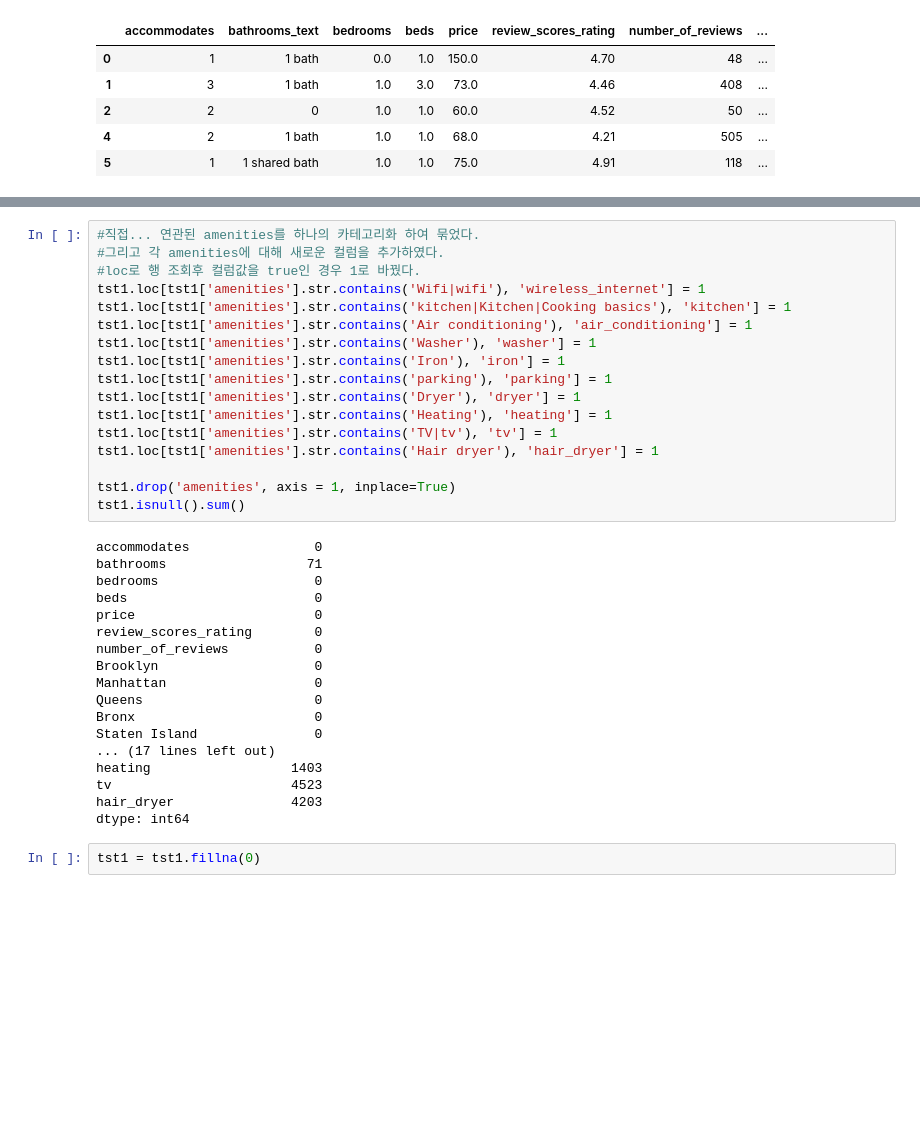
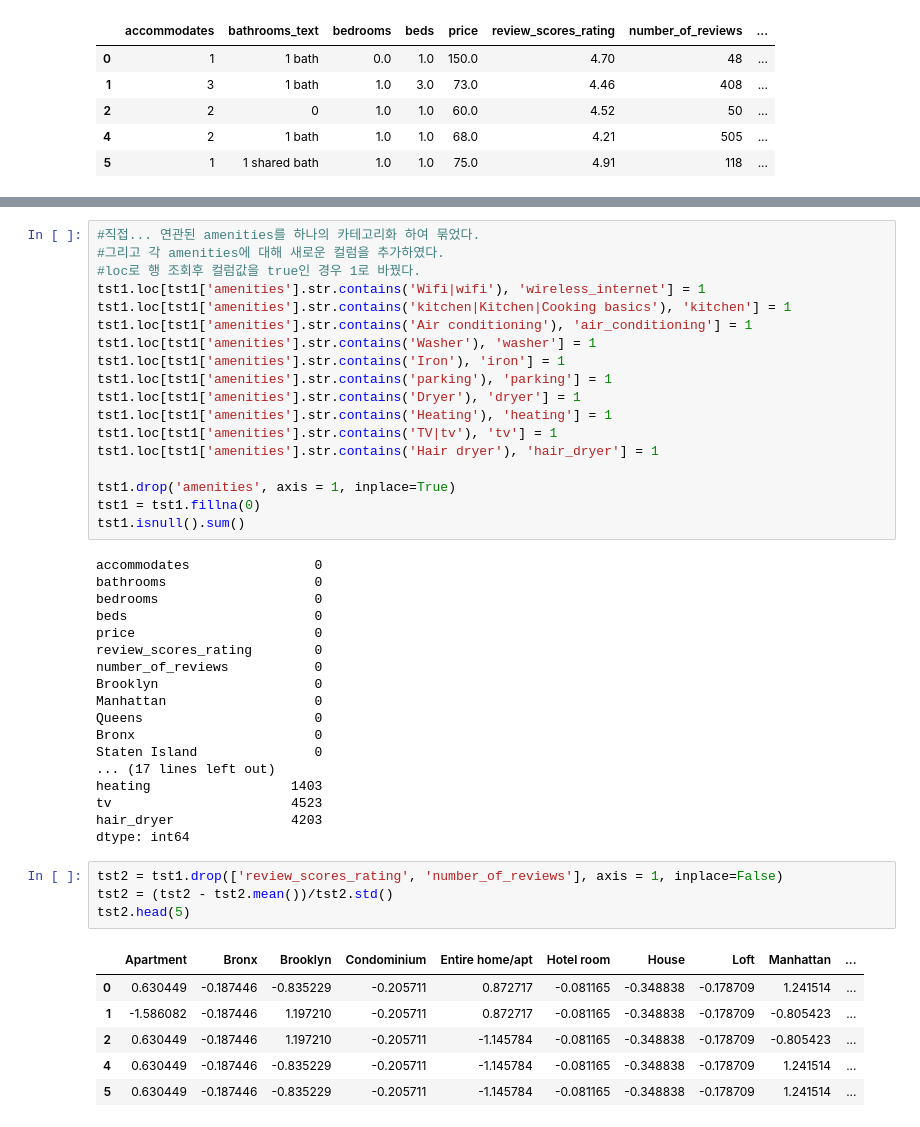
Before and after one commit to whitw/CAUBigdata, a Jupyter notebook: big-data-team-17-cau.ipynb, the cells around one changed output, grey strips where cells are left out. Saved outputs shown, nothing was run; the diff lists cells and outputs as text; blank space fills up the shorter version.

```diff
--- a/big-data-team-17-cau.ipynb
+++ b/big-data-team-17-cau.ipynb
@@ -894,10 +880,11 @@ tst1.loc[tst1['amenities'].str.contains('TV|tv'), 'tv'] = 1
 tst1.loc[tst1['amenities'].str.contains('Hair dryer'), 'hair_dryer'] = 1
 
 tst1.drop('amenities', axis = 1, inplace=True)
+tst1 = tst1.fillna(0)
 tst1.isnull().sum()
 # %% [output]
 accommodates                0
-bathrooms                  71
+bathrooms                   0
 bedrooms                    0
 beds                        0
 price                       0
@@ -913,5 +900,14 @@ heating                  1403
 tv                       4523
 hair_dryer               4203
 dtype: int64
-# %%
-tst1 = tst1.fillna(0)
+# %%
+tst2 = tst1.drop(['review_scores_rating', 'number_of_reviews'], axis = 1, inplace=False)
+tst2 = (tst2 - tst2.mean())/tst2.std()
+tst2.head(5)
+# %% [output]
+|  | Apartment | Bronx | Brooklyn | Condominium | Entire home/apt | Hotel room | House | Loft | Manhattan | ... |
+| 0 | 0.630449 | -0.187446 | -0.835229 | -0.205711 | 0.872717 | -0.081165 | -0.348838 | -0.178709 | 1.241514 | ... |
+| 1 | -1.586082 | -0.187446 | 1.197210 | -0.205711 | 0.872717 | -0.081165 | -0.348838 | -0.178709 | -0.805423 | ... |
+| 2 | 0.630449 | -0.187446 | 1.197210 | -0.205711 | -1.145784 | -0.081165 | -0.348838 | -0.178709 | -0.805423 | ... |
+| 4 | 0.630449 | -0.187446 | -0.835229 | -0.205711 | -1.145784 | -0.081165 | -0.348838 | -0.178709 | 1.241514 | ... |
+| 5 | 0.630449 | -0.187446 | -0.835229 | -0.205711 | -1.145784 | -0.081165 | -0.348838 | -0.178709 | 1.241514 | ... |
```
Also changed, not shown: parts of 10 cells of this notebook.
